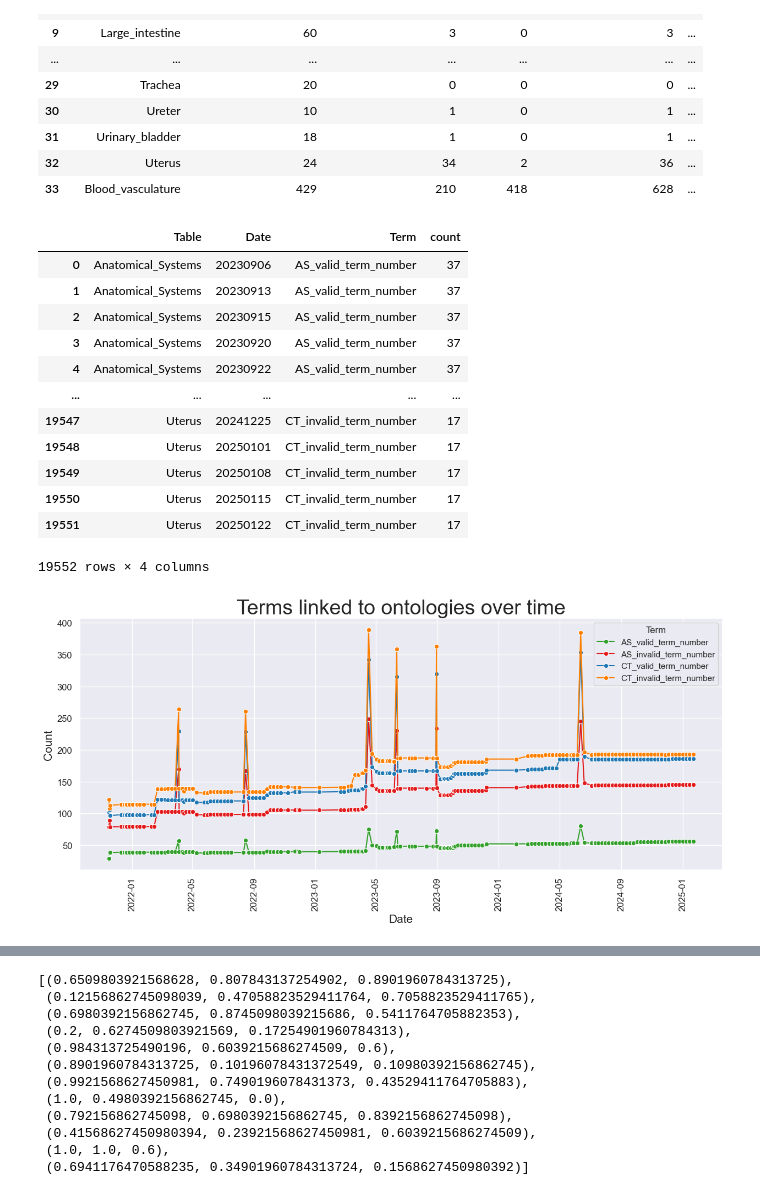
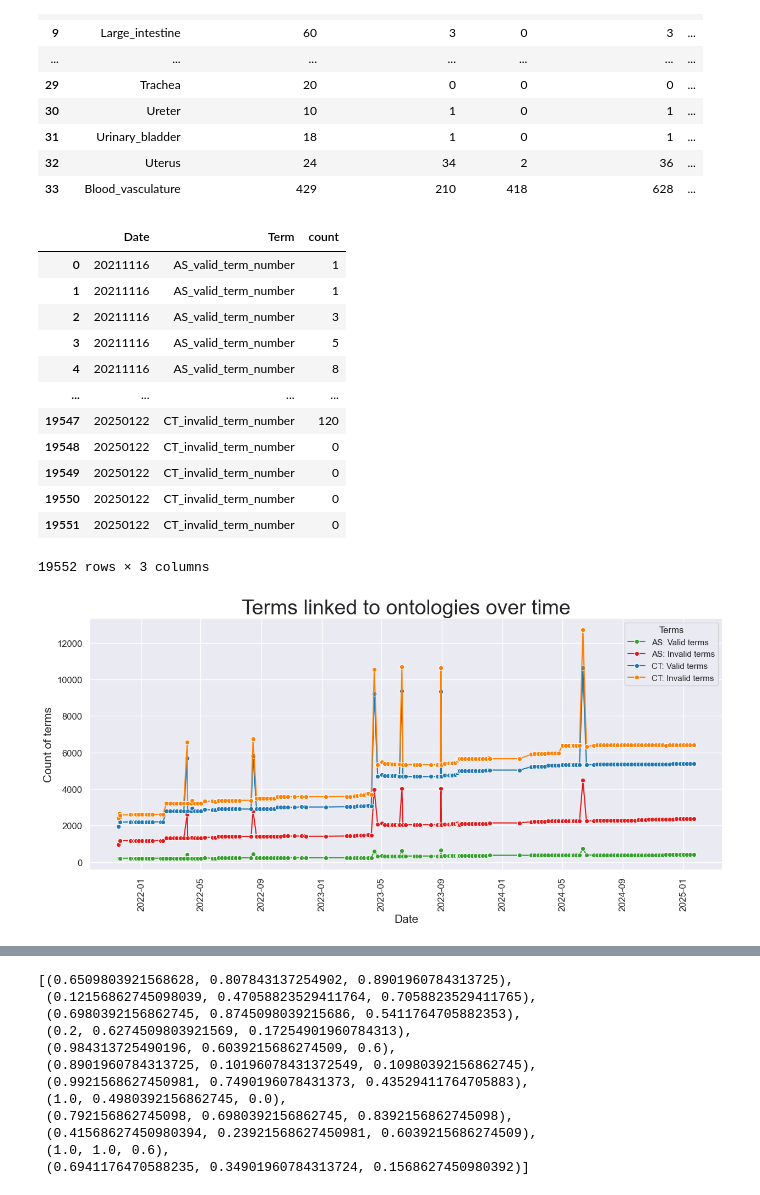
Before and after one commit to cns-iu/hra-kg-supporting-information, a Jupyter notebook: notebooks/hra-kg-technical-validation.ipynb, the cells around one changed output, grey strips where cells are left out. Saved outputs shown, nothing was run; the diff lists cells and outputs as text; code cells hidden in the pictures.

```diff
--- a/notebooks/hra-kg-technical-validation.ipynb
+++ b/notebooks/hra-kg-technical-validation.ipynb
@@ -302,7 +302,7 @@ Index(['Table', 'AS_valid_term_number', 'AS_temp_term_number', 'AS_out_ub',
        'invalid_terms_percent', 'Date'],
       dtype='object')
 # %%
-keep = ['Table', 'Date',  'AS_valid_term_number', 'AS_invalid_term_number',
+keep = ['Date',  'AS_valid_term_number', 'AS_invalid_term_number',
         'CT_valid_term_number', 'CT_invalid_term_number']
 
 # merge
@@ -356,22 +356,22 @@ linked_over_time
 # %%
 # Melt the DataFrame
 merged_df_long = merged_df.melt(
-    id_vars=['Table', 'Date'], var_name='Term', value_name='count')
+    id_vars=['Date'], var_name='Term', value_name='count')
 merged_df_long
 # %% [output]
-|  | Table | Date | Term | count |
-| 0 | Anatomical_Systems | 20230906 | AS_valid_term_number | 37 |
-| 1 | Anatomical_Systems | 20230913 | AS_valid_term_number | 37 |
-| 2 | Anatomical_Systems | 20230915 | AS_valid_term_number | 37 |
-| 3 | Anatomical_Systems | 20230920 | AS_valid_term_number | 37 |
-| 4 | Anatomical_Systems | 20230922 | AS_valid_term_number | 37 |
-| ... | ... | ... | ... | ... |
-| 19547 | Uterus | 20241225 | CT_invalid_term_number | 17 |
-| 19548 | Uterus | 20250101 | CT_invalid_term_number | 17 |
-| 19549 | Uterus | 20250108 | CT_invalid_term_number | 17 |
-| 19550 | Uterus | 20250115 | CT_invalid_term_number | 17 |
-| 19551 | Uterus | 20250122 | CT_invalid_term_number | 17 |
+|  | Date | Term | count |
+| 0 | 20211116 | AS_valid_term_number | 1 |
+| 1 | 20211116 | AS_valid_term_number | 1 |
+| 2 | 20211116 | AS_valid_term_number | 3 |
+| 3 | 20211116 | AS_valid_term_number | 5 |
+| 4 | 20211116 | AS_valid_term_number | 8 |
+| ... | ... | ... | ... |
+| 19547 | 20250122 | CT_invalid_term_number | 120 |
+| 19548 | 20250122 | CT_invalid_term_number | 0 |
+| 19549 | 20250122 | CT_invalid_term_number | 0 |
+| 19550 | 20250122 | CT_invalid_term_number | 0 |
+| 19551 | 20250122 | CT_invalid_term_number | 0 |
-19552 rows × 4 columns
+19552 rows × 3 columns
 # %%
 merged_df_long['Type'] = merged_df_long['Term'].apply(lambda t: "AS" if "AS" in t else "CT")
 # %%
@@ -381,34 +381,35 @@ merged_df_long['Type'] = merged_df_long['Term'].apply(lambda t: "AS" if "AS" in
 merged_df_long['Date'] = pd.to_datetime(merged_df_long['Date'], format='%Y%m%d')
 
 # Calculate sum
-merged_df_long['sum_across_tables'] = merged_df_long.groupby(['Date', 'Table'])[
+merged_df_long['sum_across_tables'] = merged_df_long.groupby(['Date'])[
     'count'].cumsum()
 
 # palette = sns.color_palette('Paired')
 palette = ["#33a02c", "#e31a1c", "#1f78b4", "#ff7f00"]
 
 # Create the line plot
 sns.lineplot(
     data=merged_df_long,
     x='Date',
     y='sum_across_tables',
     hue='Term',
     errorbar=None,
     palette=palette,
     marker='o'
 )
 
 # Customize the plot
 plt.title('Terms linked to ontologies over time')
 plt.xlabel('Date')
-plt.ylabel('Count')
+plt.ylabel('Count of terms')
+plt.legend(labels=['AS: Valid terms', 'AS: Invalid terms', 'CT: Valid terms', 'CT: Invalid terms'], title='Terms')
 
 # Rotate x-axis labels for better readability
 plt.xticks(rotation=90)
 
 # Adjust layout to prevent label cutoff
 plt.tight_layout()
 
 plt.show()
 # %% [output]
-[figure, old version]
+[figure, new version]
```
Also changed, not shown: parts of 2 cells of this notebook.
